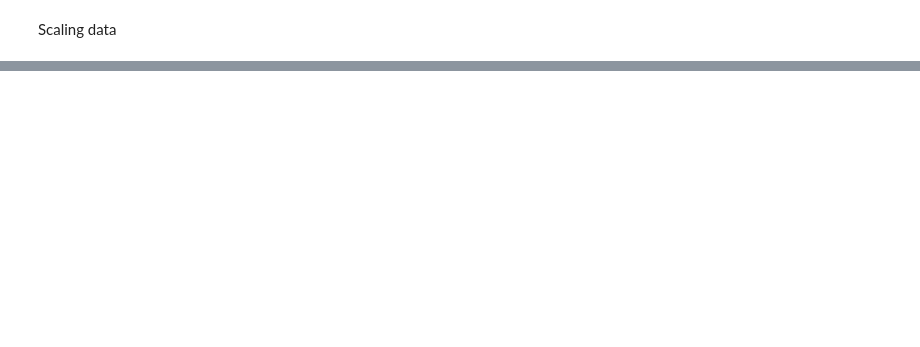
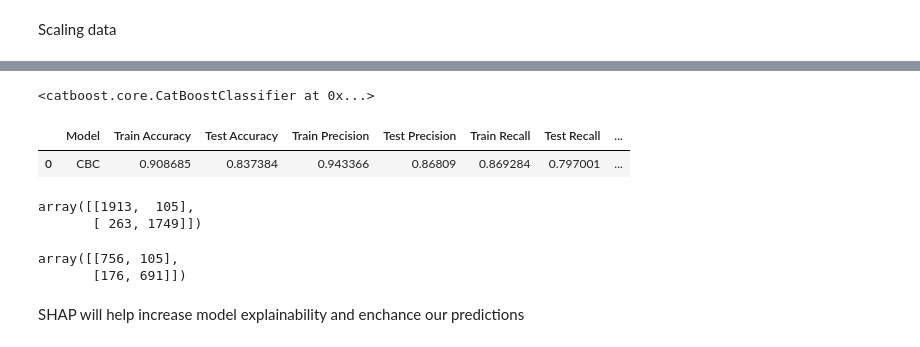
Before and after one commit to DrKamaleshR/CVD-classification, a Jupyter notebook: CVDriskclass.ipynb, the cells around one changed output, grey strips where cells are left out. Drawn from its saved outputs; the diff is of its cells as text; code cells hidden in the pictures; blank space fills up the shorter version.

```diff
--- a/CVDriskclass.ipynb
+++ b/CVDriskclass.ipynb
@@ -617,0 +676,21 @@ Text(0.5, 1.0, 'ROC CURVE')
+# %%
+CB_best_model
+# %% [output]
+<catboost.core.CatBoostClassifier at 0x...>
+# %%
+CB_df
+# %% [output]
+|  | Model | Train Accuracy | Test Accuracy | Train Precision | Test Precision | Train Recall | Test Recall | ... |
+| 0 | CBC | 0.908685 | 0.837384 | 0.943366 | 0.86809 | 0.869284 | 0.797001 | ... |
+# %%
+CB_grid_train_cm
+# %% [output]
+array([[1913,  105],
+       [ 263, 1749]])
+# %%
+CB_grid_test_cm
+# %% [output]
+array([[756, 105],
+       [176, 691]])
+# %% [markdown]
+SHAP will help increase model explainability and enchance our predictions
```
Also changed, not shown: parts of 30 cells of this notebook.
